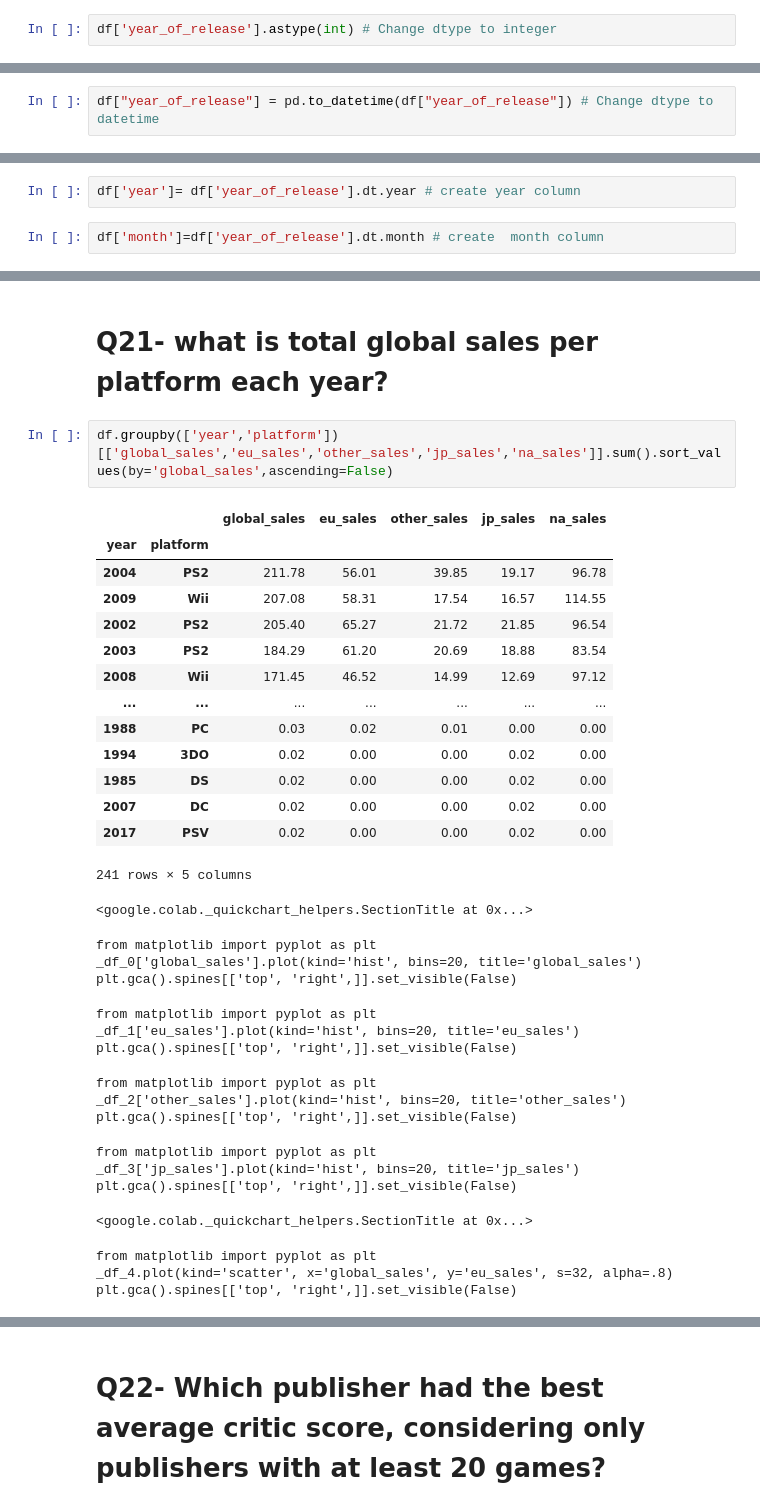
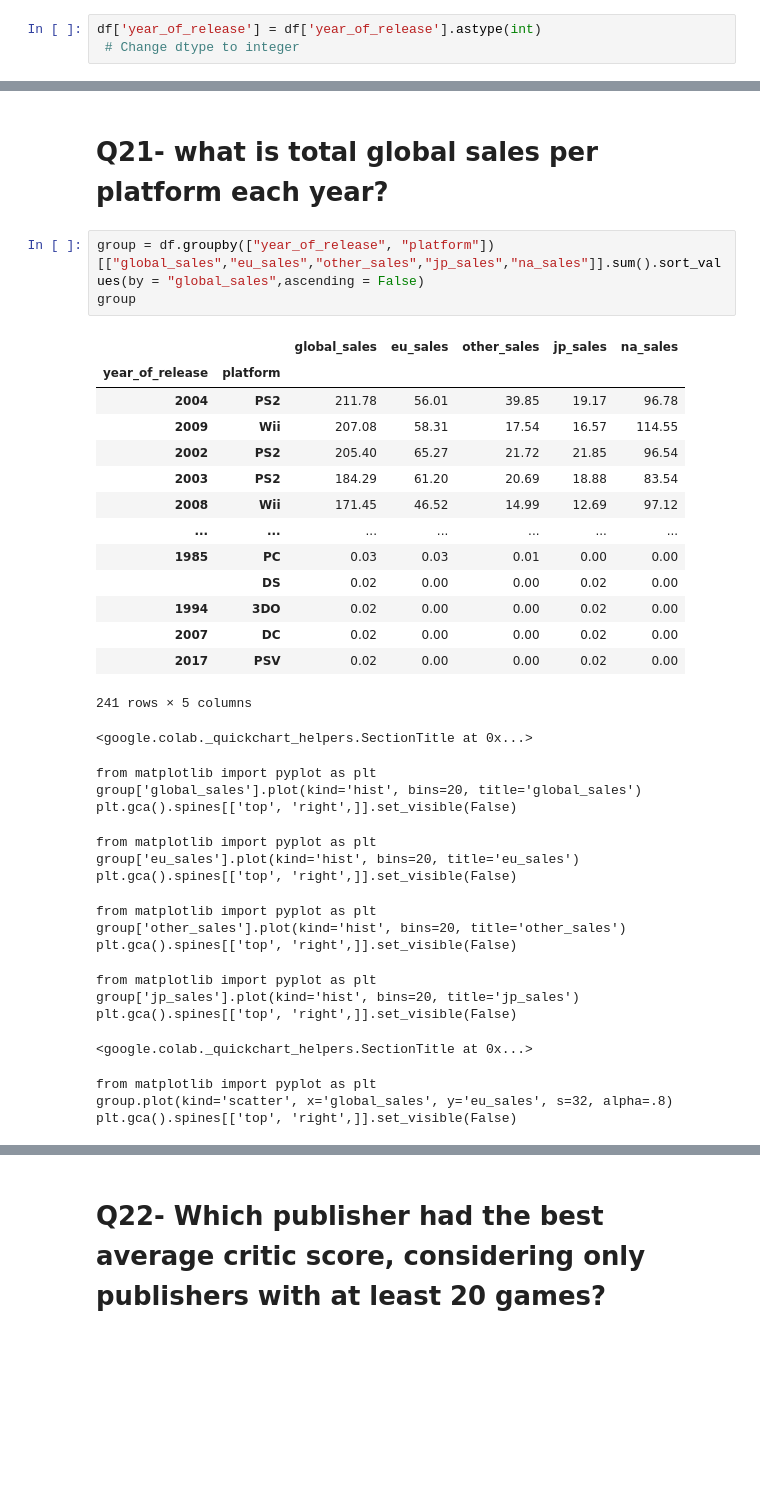
Before and after one commit to Youssef-FahmyEG/Video-Games, a Jupyter notebook: Project_V2.ipynb, the cells around one changed output, grey strips where cells are left out. Drawn from its saved outputs; the diff is of its cells as text; blank space fills up the shorter version.

```diff
--- a/Project_V2.ipynb
+++ b/Project_V2.ipynb
@@ -114,4 +114,5 @@ dtype: int64
 # %%
 df.dropna(subset = ['year_of_release'] , inplace = True) # Drop nulls in year of release column
 # %%
-df['year_of_release'].astype(int) # Change dtype to integer
+df['year_of_release'] = df['year_of_release'].astype(int)
+ # Change dtype to integer
@@ -209,6 +180,4 @@ dtypes: float64(8), int64(1), object(4)
 memory usage: 1.8+ MB
-# %%
-df["year_of_release"] = pd.to_datetime(df["year_of_release"]) # Change dtype to datetime
 # %%
 sales_yearly = df.groupby("year_of_release")["global_sales"].sum()
 plt.plot(sales_yearly.index, sales_yearly.values, color = "black" , marker = "o", markerfacecolor = "red")
@@ -248,7 +190,3 @@ df.duplicated().sum() # Check for duplicates
-# %%
-df['year']= df['year_of_release'].dt.year # create year column
-# %%
-df['month']=df['year_of_release'].dt.month # create  month column
 # %% [markdown]
 ## Statistical Summary
 # %%
@@ -523,37 +451,38 @@ dtype: float64
 # %% [markdown]
 # Q21- what is total global sales per platform each year?
 # %%
-df.groupby(['year','platform'])[['global_sales','eu_sales','other_sales','jp_sales','na_sales']].sum().sort_values(by='global_sales',ascending=False)
+group = df.groupby(["year_of_release", "platform"])[["global_sales","eu_sales","other_sales","jp_sales","na_sales"]].sum().sort_values(by = "global_sales",ascending = False)
+group
 # %% [output]
 |  |  | global_sales | eu_sales | other_sales | jp_sales | na_sales |
-| year | platform |  |  |  |  |  |
+| year_of_release | platform |  |  |  |  |  |
 | 2004 | PS2 | 211.78 | 56.01 | 39.85 | 19.17 | 96.78 |
 | 2009 | Wii | 207.08 | 58.31 | 17.54 | 16.57 | 114.55 |
 | 2002 | PS2 | 205.40 | 65.27 | 21.72 | 21.85 | 96.54 |
 | 2003 | PS2 | 184.29 | 61.20 | 20.69 | 18.88 | 83.54 |
 | 2008 | Wii | 171.45 | 46.52 | 14.99 | 12.69 | 97.12 |
 | ... | ... | ... | ... | ... | ... | ... |
-| 1988 | PC | 0.03 | 0.02 | 0.01 | 0.00 | 0.00 |
+| 1985 | PC | 0.03 | 0.03 | 0.01 | 0.00 | 0.00 |
+|  | DS | 0.02 | 0.00 | 0.00 | 0.02 | 0.00 |
 | 1994 | 3DO | 0.02 | 0.00 | 0.00 | 0.02 | 0.00 |
-| 1985 | DS | 0.02 | 0.00 | 0.00 | 0.02 | 0.00 |
 | 2007 | DC | 0.02 | 0.00 | 0.00 | 0.02 | 0.00 |
 | 2017 | PSV | 0.02 | 0.00 | 0.00 | 0.02 | 0.00 |
 241 rows × 5 columns
 <google.colab._quickchart_helpers.SectionTitle at 0x...>
 from matplotlib import pyplot as plt
-_df_0['global_sales'].plot(kind='hist', bins=20, title='global_sales')
+group['global_sales'].plot(kind='hist', bins=20, title='global_sales')
 plt.gca().spines[['top', 'right',]].set_visible(False)
 from matplotlib import pyplot as plt
-_df_1['eu_sales'].plot(kind='hist', bins=20, title='eu_sales')
+group['eu_sales'].plot(kind='hist', bins=20, title='eu_sales')
 plt.gca().spines[['top', 'right',]].set_visible(False)
 from matplotlib import pyplot as plt
-_df_2['other_sales'].plot(kind='hist', bins=20, title='other_sales')
+group['other_sales'].plot(kind='hist', bins=20, title='other_sales')
 plt.gca().spines[['top', 'right',]].set_visible(False)
 from matplotlib import pyplot as plt
-_df_3['jp_sales'].plot(kind='hist', bins=20, title='jp_sales')
+group['jp_sales'].plot(kind='hist', bins=20, title='jp_sales')
 plt.gca().spines[['top', 'right',]].set_visible(False)
 <google.colab._quickchart_helpers.SectionTitle at 0x...>
 from matplotlib import pyplot as plt
-_df_4.plot(kind='scatter', x='global_sales', y='eu_sales', s=32, alpha=.8)
+group.plot(kind='scatter', x='global_sales', y='eu_sales', s=32, alpha=.8)
 plt.gca().spines[['top', 'right',]].set_visible(False)
 from matplotlib import pyplot as plt
```
Also changed, not shown: parts of 25 cells of this notebook.
